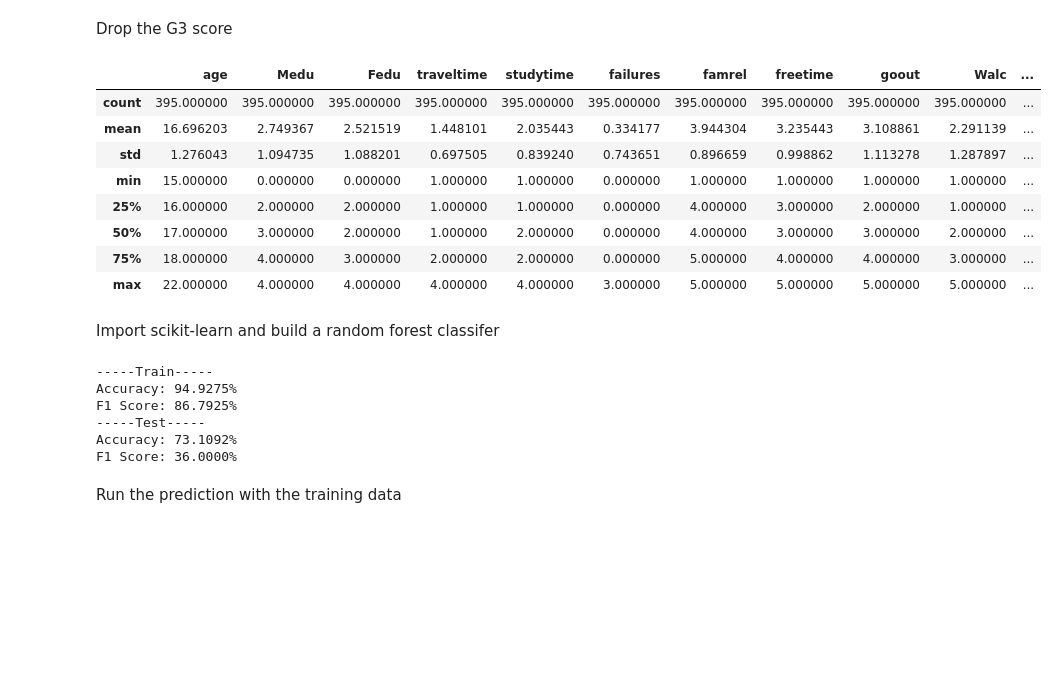
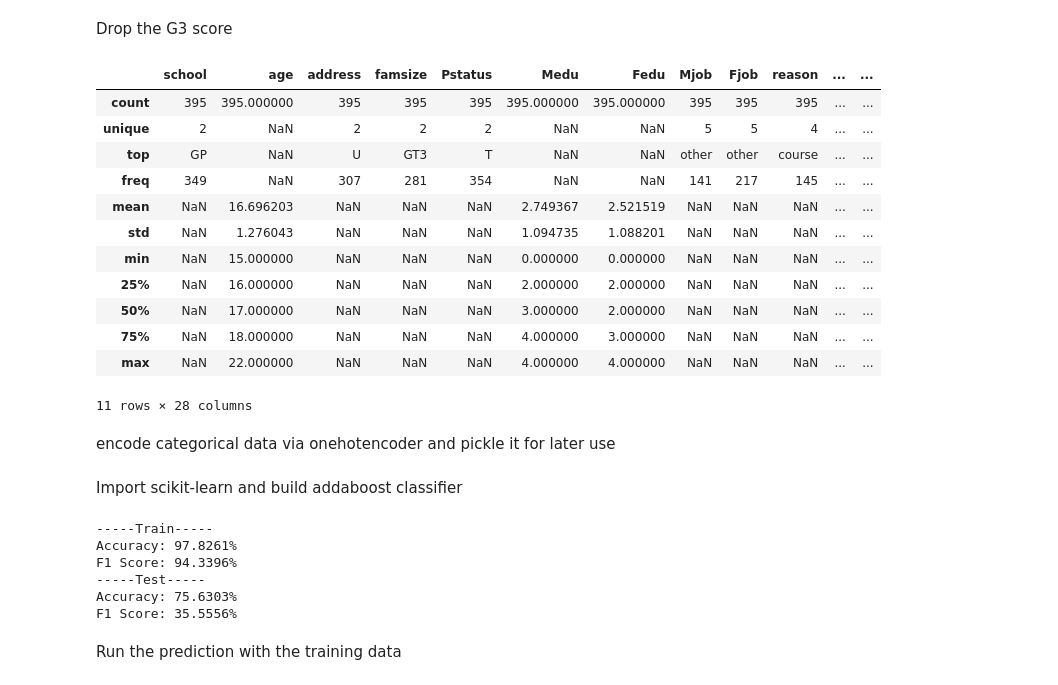
Before and after one commit to CMU-313/fall-2021-hw4-the-brogrammers, a Jupyter notebook: model_build.ipynb, the cells around one changed output. Drawn from its saved outputs; the diff is of its cells as text; code cells hidden in the pictures; blank space fills up the shorter version.

Commit message:
changing from get_dummy to onehotencoder

```diff
--- a/model_build.ipynb
+++ b/model_build.ipynb
@@ -60,19 +60,25 @@ Drop the G3 score
 # %%
 
 include = ['school', 'age', 'address', 'famsize', 'Pstatus', 'Medu', 'Fedu', 'Mjob', 'Fjob', 'reason', 'guardian', 'traveltime', 'studytime',
-            'failures', 'schoolsup', 'famsup', 'paid', 'activities', 'higher', 'internet', 'famrel', 'freetime', 'goout', 'Dacl', 'Walc', 'health', 'absences']
+            'failures', 'schoolsup', 'famsup', 'paid', 'activities', 'higher', 'internet', 'famrel', 'freetime', 'goout', 'Dalc', 'Walc', 'health', 'absences']
 
 include.append('qual_student')
 
 df.drop(columns=df.columns.difference(include), inplace=True)
-df.describe()
+df.describe(include='all')
 # %% [output]
-|  | age | Medu | Fedu | traveltime | studytime | failures | famrel | freetime | goout | Walc | ... |
-| count | 395.000000 | 395.000000 | 395.000000 | 395.000000 | 395.000000 | 395.000000 | 395.000000 | 395.000000 | 395.000000 | 395.000000 | ... |
-| mean | 16.696203 | 2.749367 | 2.521519 | 1.448101 | 2.035443 | 0.334177 | 3.944304 | 3.235443 | 3.108861 | 2.291139 | ... |
-| std | 1.276043 | 1.094735 | 1.088201 | 0.697505 | 0.839240 | 0.743651 | 0.896659 | 0.998862 | 1.113278 | 1.287897 | ... |
-| min | 15.000000 | 0.000000 | 0.000000 | 1.000000 | 1.000000 | 0.000000 | 1.000000 | 1.000000 | 1.000000 | 1.000000 | ... |
-| 25% | 16.000000 | 2.000000 | 2.000000 | 1.000000 | 1.000000 | 0.000000 | 4.000000 | 3.000000 | 2.000000 | 1.000000 | ... |
-| 50% | 17.000000 | 3.000000 | 2.000000 | 1.000000 | 2.000000 | 0.000000 | 4.000000 | 3.000000 | 3.000000 | 2.000000 | ... |
-| 75% | 18.000000 | 4.000000 | 3.000000 | 2.000000 | 2.000000 | 0.000000 | 5.000000 | 4.000000 | 4.000000 | 3.000000 | ... |
-| max | 22.000000 | 4.000000 | 4.000000 | 4.000000 | 4.000000 | 3.000000 | 5.000000 | 5.000000 | 5.000000 | 5.000000 | ... |
+|  | school | age | address | famsize | Pstatus | Medu | Fedu | Mjob | Fjob | reason | ... | ... |
+| count | 395 | 395.000000 | 395 | 395 | 395 | 395.000000 | 395.000000 | 395 | 395 | 395 | ... | ... |
+| unique | 2 | NaN | 2 | 2 | 2 | NaN | NaN | 5 | 5 | 4 | ... | ... |
+| top | GP | NaN | U | GT3 | T | NaN | NaN | other | other | course | ... | ... |
+| freq | 349 | NaN | 307 | 281 | 354 | NaN | NaN | 141 | 217 | 145 | ... | ... |
+| mean | NaN | 16.696203 | NaN | NaN | NaN | 2.749367 | 2.521519 | NaN | NaN | NaN | ... | ... |
+| std | NaN | 1.276043 | NaN | NaN | NaN | 1.094735 | 1.088201 | NaN | NaN | NaN | ... | ... |
+| min | NaN | 15.000000 | NaN | NaN | NaN | 0.000000 | 0.000000 | NaN | NaN | NaN | ... | ... |
+| 25% | NaN | 16.000000 | NaN | NaN | NaN | 2.000000 | 2.000000 | NaN | NaN | NaN | ... | ... |
+| 50% | NaN | 17.000000 | NaN | NaN | NaN | 3.000000 | 2.000000 | NaN | NaN | NaN | ... | ... |
+| 75% | NaN | 18.000000 | NaN | NaN | NaN | 4.000000 | 3.000000 | NaN | NaN | NaN | ... | ... |
+| max | NaN | 22.000000 | NaN | NaN | NaN | 4.000000 | 4.000000 | NaN | NaN | NaN | ... | ... |
+11 rows × 28 columns
+# %% [markdown]
+encode categorical data via onehotencoder and pickle it for later use
@@ -79,5 +106,5 @@ df.describe()
 # %% [markdown]
-Import scikit-learn and build a random forest classifer
+Import scikit-learn and build addaboost classifier
 # %%
 import sklearn
 # from sklearn.ensemble import RandomForestClassifier as rf
@@ -86,9 +113,6 @@ from sklearn.tree import DecisionTreeClassifier
 from sklearn.ensemble import AdaBoostClassifier
 
 dependent_variable = 'qual_student'
-
-# change categorical features
-df = pd.get_dummies(df)
 
 x = df[df.columns.difference([dependent_variable])]
 y = df[dependent_variable]
@@ -99,8 +123,8 @@ dt = DecisionTreeClassifier(max_depth=1)
 
 clf = AdaBoostClassifier(
     base_estimator=dt,
-    learning_rate=1,
-    n_estimators=6000,
+    learning_rate=0.2,
+    n_estimators=10000,
     algorithm="SAMME.R",
 )
 clf.fit(x_train, y_train)
@@ -116,11 +140,11 @@ print("Accuracy: {:.4%}".format(clf.score(x_test, y_test)))
 print("F1 Score: {:.4%}".format(sklearn.metrics.f1_score(y_test,pred, average='binary')))
 # %% [output]
 -----Train-----
-Accuracy: 94.9275%
-F1 Score: 86.7925%
+Accuracy: 97.8261%
+F1 Score: 94.3396%
 -----Test-----
-Accuracy: 73.1092%
-F1 Score: 36.0000%
+Accuracy: 75.6303%
+F1 Score: 35.5556%
 # %% [markdown]
 Run the prediction with the training data
 # %%
```
Also changed, not shown: parts of 10 cells of this notebook, 3 other files.
